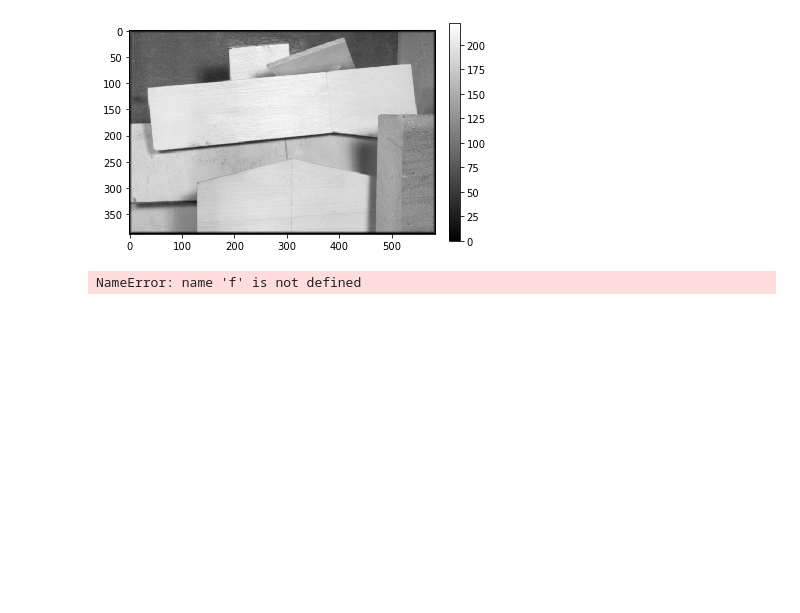
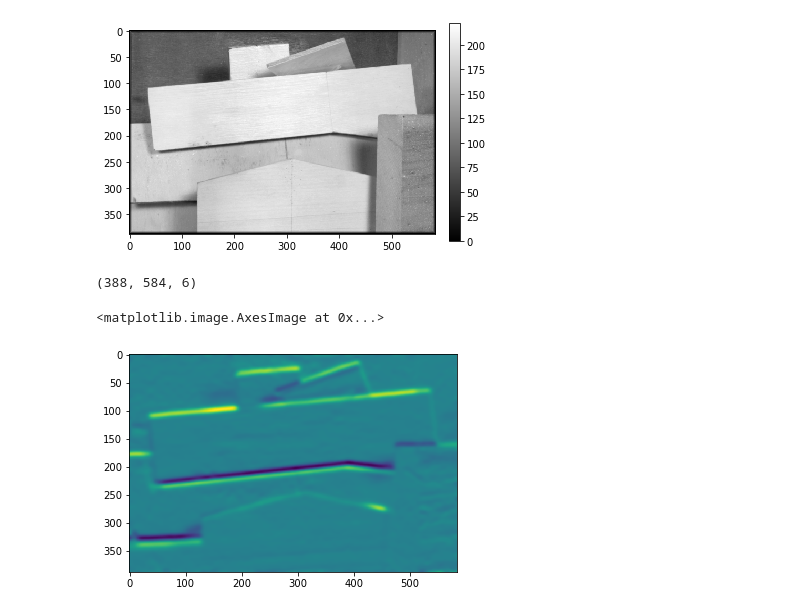
Before and after one commit to gogoalexy/learnOpenCV, a Jupyter notebook: farneback.ipynb, the cells around one changed output. Drawn from its saved outputs; the diff is of its cells as text; code cells hidden in the pictures; blank space fills up the shorter version.

```diff
--- a/farneback.ipynb
+++ b/farneback.ipynb
@@ -25,7 +28,7 @@ plt.show()
 fig = plt.figure(1)
 
 c0 = np.minimum(1, 1/5*np.minimum(np.arange(images[0].shape[0])[:, None], np.arange(images[1].shape[1])))
-c0 = np.minimum(c1, 1/5*np.minimum(images[0].shape[0] - 1 - np.arange(images[0].shape[0])[:, None], images[0].shape[1] - 1 - np.arange(images[0].shape[1])))
+c0 = np.minimum(c0, 1/5*np.minimum(images[0].shape[0] - 1 - np.arange(images[0].shape[0])[:, None], images[0].shape[1] - 1 - np.arange(images[0].shape[1])))
 c1 = c0
 
 plt.imshow(c0)
@@ -76,36 +84,43 @@ plt.show()
 # %% [output]
 [figure]
 # %%
+fig = plt.figure(4)
+
 # G and v are used to calculate "r" from the paper: v = G*r
 # r is the parametrization of the 2nd order polynomial for f
-G = np.empty(list(f.shape) + [bx.shape[-1]]*2)
-v = np.empty(list(f.shape) + [bx.shape[-1]])
+G = np.empty(list(images[0].shape) + [bx.shape[-1]]*2)
+v = np.empty(list(images[0].shape) + [bx.shape[-1]])
 
 # Apply separable cross-correlations
 
 # Pre-calculate quantities recommended in paper
 ab = np.einsum('i,ij->ij', a, bx)
 abb = np.einsum('ij,ik->ijk', ab, bx)
 
 # Calculate G and v for each pixel with cross-correlation
 for i in range(bx.shape[-1]):
     for j in range(bx.shape[-1]):
-        G[..., i, j] = scipy.ndimage.correlate1d(c, abb[..., i, j], axis=0, mode='constant', cval=0)
+        G[..., i, j] = scipy.ndimage.correlate1d(c0, abb[..., i, j], axis=0, mode='constant', cval=0)
 
-    v[..., i] = scipy.ndimage.correlate1d(cf, ab[..., i], axis=0, mode='constant', cval=0)
+    v[..., i] = scipy.ndimage.correlate1d(c0f, ab[..., i], axis=0, mode='constant', cval=0)
 
 # Pre-calculate quantities recommended in paper
 ab = np.einsum('i,ij->ij', a, by)
 abb = np.einsum('ij,ik->ijk', ab, by)
 
 # Calculate G and v for each pixel with cross-correlation
 for i in range(bx.shape[-1]):
     for j in range(bx.shape[-1]):
         G[..., i, j] = scipy.ndimage.correlate1d(G[..., i, j], abb[..., i, j], axis=1, mode='constant', cval=0)
 
     v[..., i] = scipy.ndimage.correlate1d(v[..., i], ab[..., i], axis=1, mode='constant', cval=0)
 
 # Solve r for each pixel
 r = np.linalg.solve(G, v)
+
+print(r.shape)
+plt.imshow(r[ :, :, 1])
 # %% [output]
-NameError: name 'f' is not defined
+(388, 584, 6)
+<matplotlib.image.AxesImage at 0x...>
+[figure, added]
```
Also changed, not shown: parts of 12 cells of this notebook, 3 other files.
